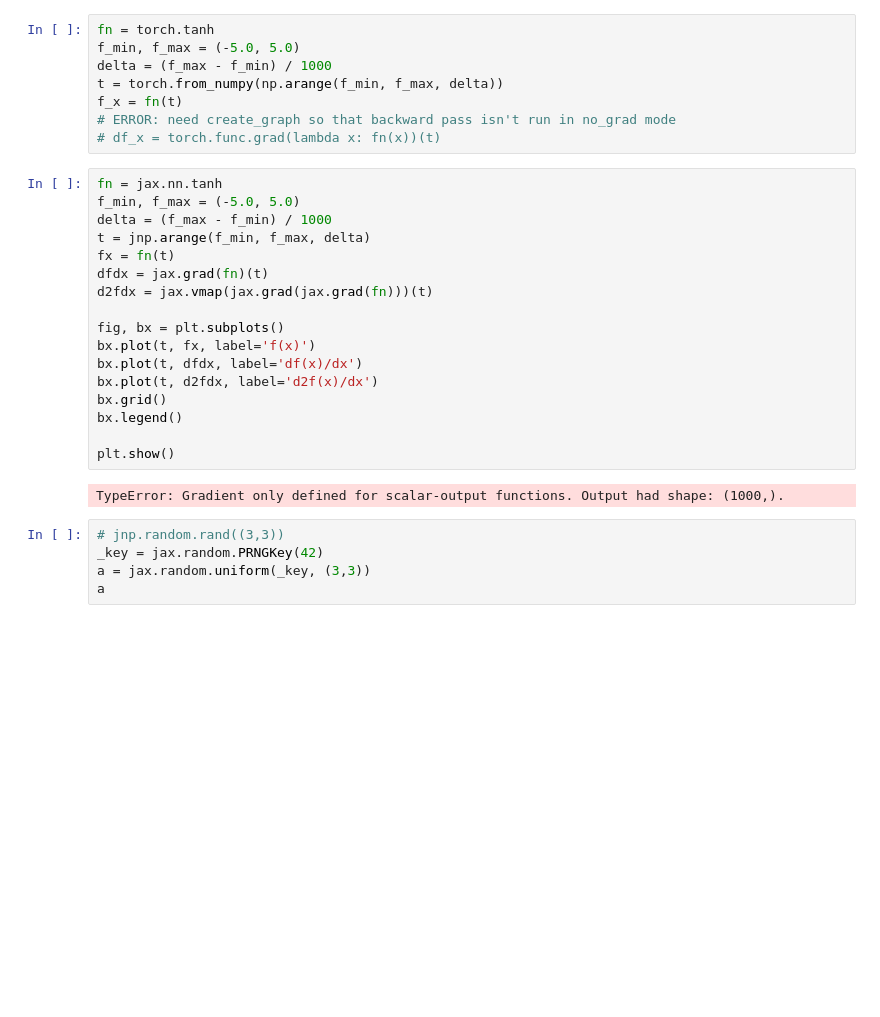
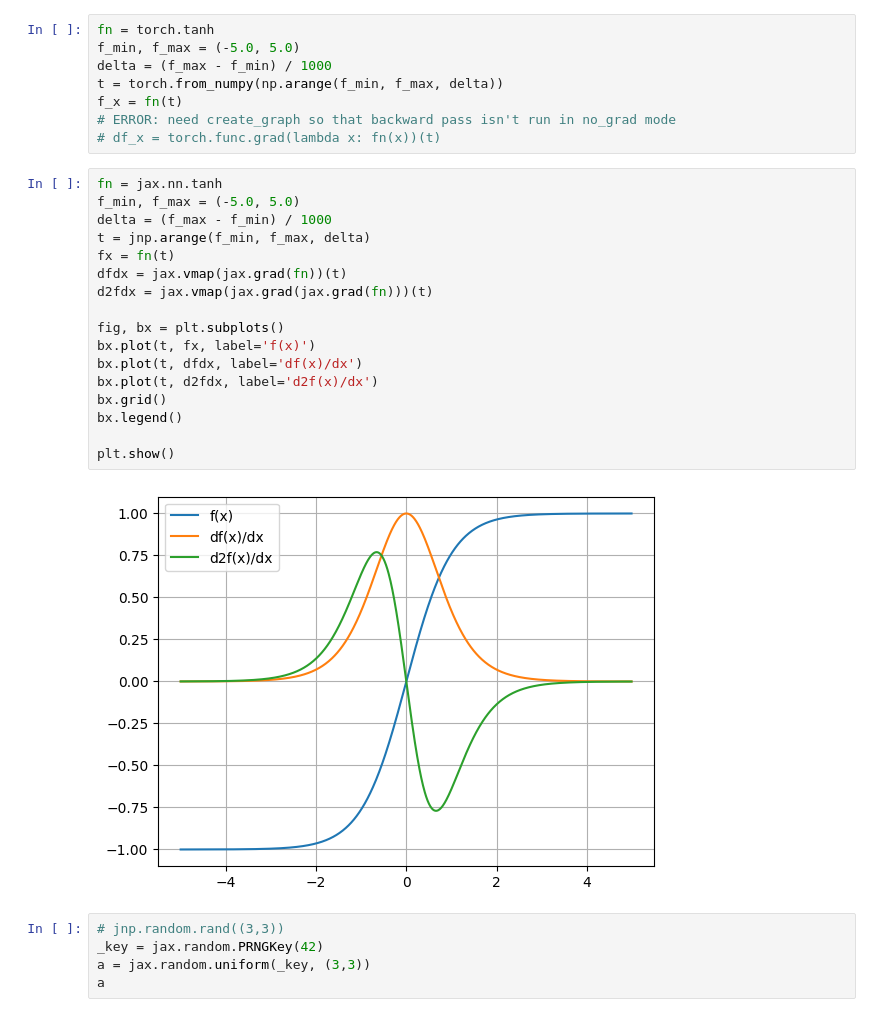
Before and after one commit to dtadpole/jax_playbround, a Jupyter notebook: test.ipynb, the cells around one changed output. Saved outputs shown, nothing was run; the diff lists cells and outputs as text; blank space fills up the shorter version.

```diff
--- a/test.ipynb
+++ b/test.ipynb
@@ -36,22 +36,22 @@ f_x = fn(t)
 # %%
 fn = jax.nn.tanh
 f_min, f_max = (-5.0, 5.0)
 delta = (f_max - f_min) / 1000
 t = jnp.arange(f_min, f_max, delta)
 fx = fn(t)
-dfdx = jax.grad(fn)(t)
+dfdx = jax.vmap(jax.grad(fn))(t)
 d2fdx = jax.vmap(jax.grad(jax.grad(fn)))(t)
 
 fig, bx = plt.subplots()
 bx.plot(t, fx, label='f(x)')
 bx.plot(t, dfdx, label='df(x)/dx')
 bx.plot(t, d2fdx, label='d2f(x)/dx')
 bx.grid()
 bx.legend()
 
 plt.show()
 # %% [output]
-TypeError: Gradient only defined for scalar-output functions. Output had shape: (1000,).
+[figure, added]
 # %%
 # jnp.random.rand((3,3))
 _key = jax.random.PRNGKey(42)
```
Also changed, not shown: parts of 1 cell of this notebook.
